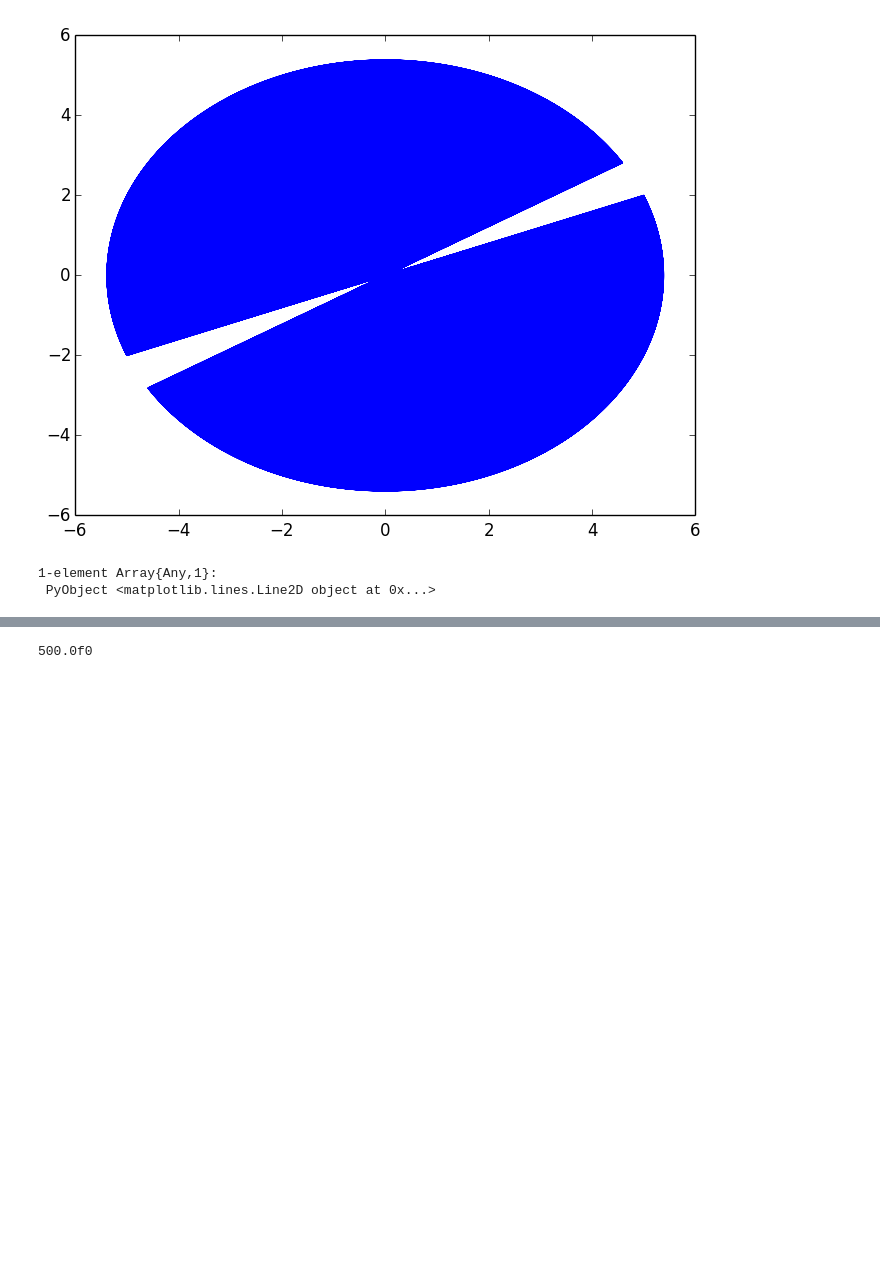
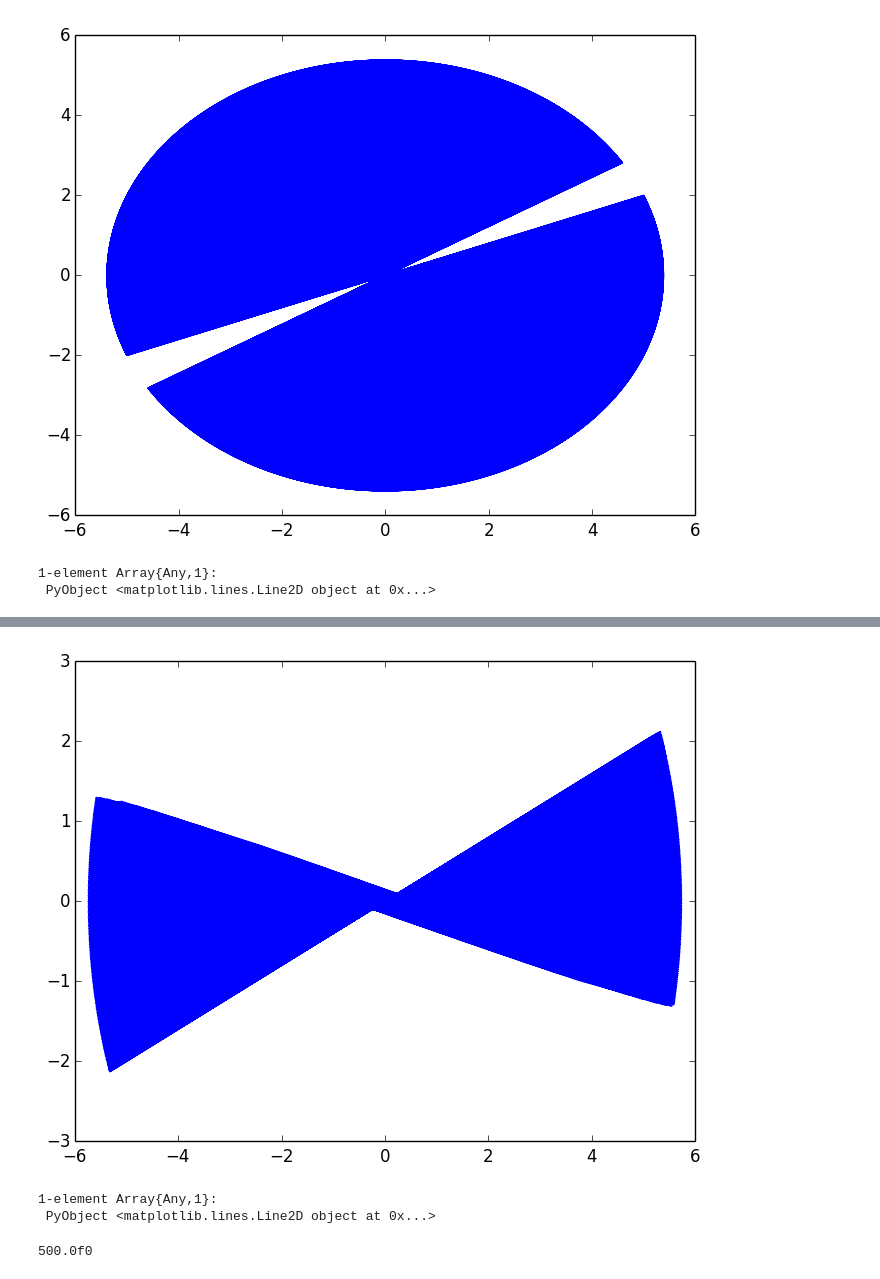
Before and after one commit to GX-Calva-Garcia/Proyecto-Final, a Jupyter notebook: pendulo.ipynb, the cells around one changed output, grey strips where cells are left out. Saved outputs shown, nothing was run; the diff lists cells and outputs as text; code cells hidden in the pictures; blank space fills up the shorter version.

```diff
--- a/pendulo.ipynb
+++ b/pendulo.ipynb
@@ -353,0 +428,2 @@ plot(q2[:,1],q2[:,2])
+# %%
+t3,q3,v3=rk4([5.0,2.0],[0.0,0.0],0.0,86400.0,1.0,fr2,fv2,paro);
@@ -354,3 +470,9 @@ plot(q2[:,1],q2[:,2])
+# %%
+plot(q3[1:10401,1],q3[1:10401,2])
+# %% [output]
+[figure, added]
+1-element Array{Any,1}:
+ PyObject <matplotlib.lines.Line2D object at 0x...>
 # %%
 t2[length(t2)]
 # %% [output]
```
Also changed, not shown: parts of 35 cells of this notebook.
